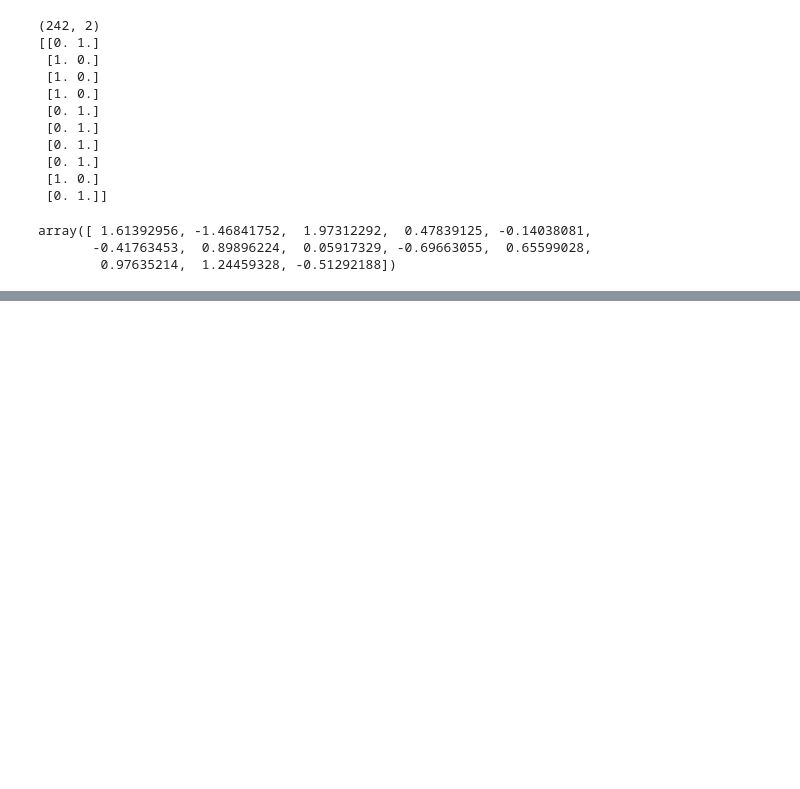
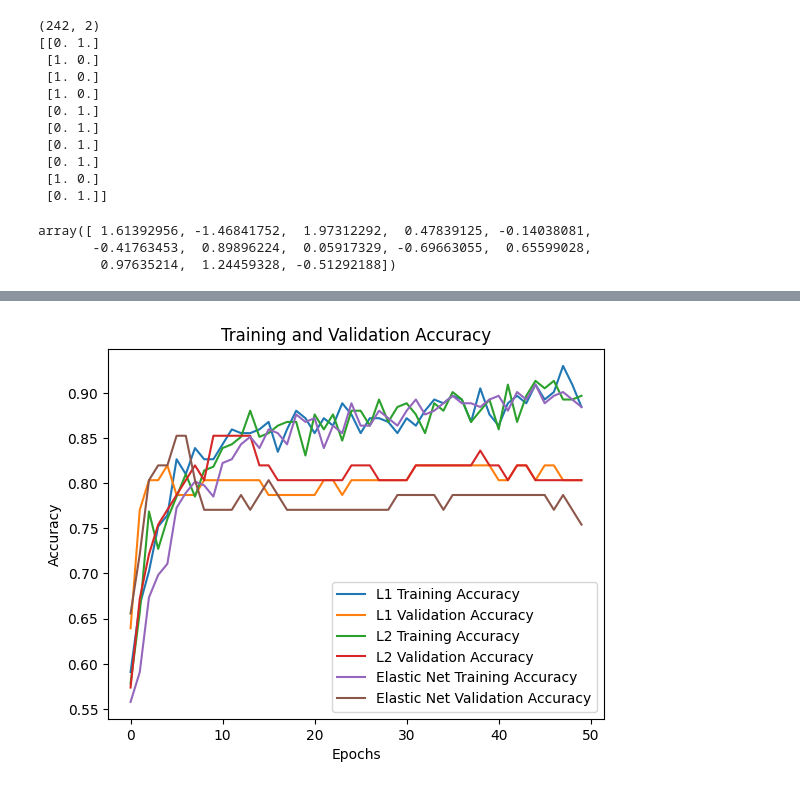
Before and after one commit to ManishSuhas0026/Deep-Learning, a Jupyter notebook: 2348530_Lab_3.ipynb, the cells around one changed output, grey strips where cells are left out. Drawn from its saved outputs; the diff is of its cells as text; code cells hidden in the pictures; blank space fills up the shorter version.

```diff
--- a/2348530_Lab_3.ipynb
+++ b/2348530_Lab_3.ipynb
@@ -268,0 +220,14 @@ Results for Categorical Model
+# %%
+plt.plot(Train_l1.history['accuracy'], label='L1 Training Accuracy')
+plt.plot(Train_l1.history['val_accuracy'], label='L1 Validation Accuracy')
+plt.plot(Train_l2.history['accuracy'], label='L2 Training Accuracy')
+plt.plot(Train_l2.history['val_accuracy'], label='L2 Validation Accuracy')
+plt.plot(history_elastic_net.history['accuracy'], label='Elastic Net Training Accuracy')
+plt.plot(history_elastic_net.history['val_accuracy'], label='Elastic Net Validation Accuracy')
+plt.xlabel('Epochs')
+plt.ylabel('Accuracy')
+plt.title('Training and Validation Accuracy')
+plt.legend()
+plt.show()
+# %% [output]
+[figure, added]
```
Also changed, not shown: parts of 16 cells of this notebook.
